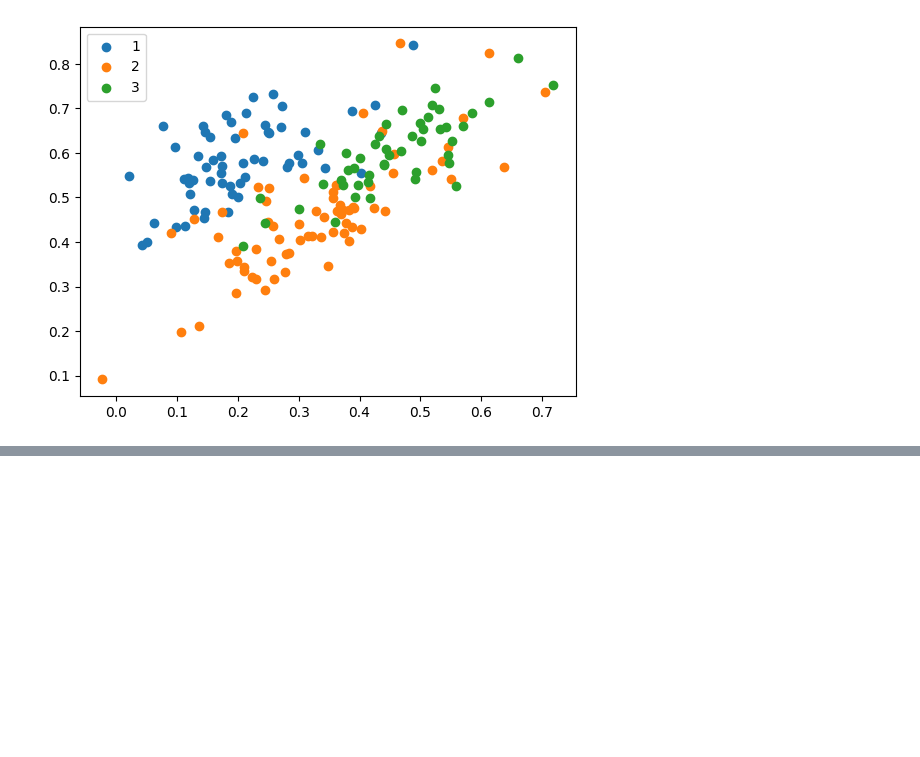
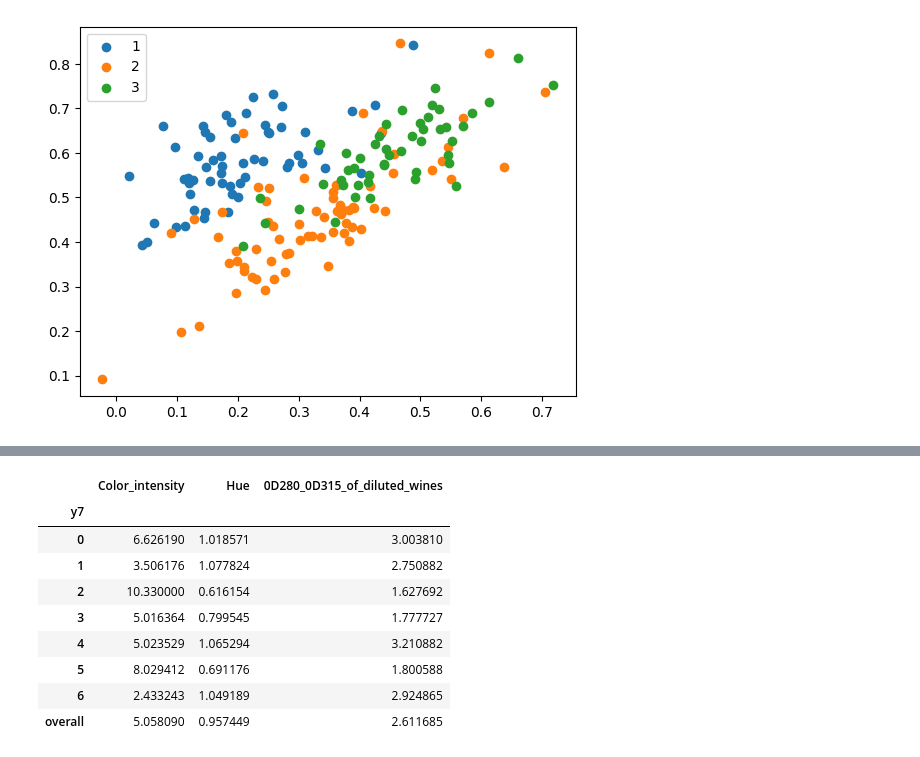
Before and after one commit to Chpel/CoDA-Project, a Jupyter notebook: Wine.ipynb, the cells around one changed output, grey strips where cells are left out. Cells and saved outputs as stored; diff of their text form; code cells hidden in the pictures; blank space fills up the shorter version.

```diff
--- a/Wine.ipynb
+++ b/Wine.ipynb
@@ -241,0 +276,13 @@ plt.legend()
+# %%
+rand_states = list(np.arange(0, 1000, 100, dtype=int))
+scores = []
+for r in rand_states:
+    model = KMeans(n_clusters = 7, random_state = r, n_init=1)
+    model.fit(X_std)
+    scores.append(model.inertia_)
+print(scores)
+best = np.argsort(scores)[0]
+print('best state: ', best)
+model = KMeans(n_clusters = 7, random_state = rand_states[best], n_init=1)
+model.fit(X_std)
+y7 = model.labels_
@@ -241,0 +292,6 @@ plt.legend()
+# %%
+X_std['y4'] = y4
+X_std['y7'] = y7
+data4 = X_std.drop('y7', axis=1).groupby('y4').mean()
+data4.loc['overall'] = X_std.drop(['y4', 'y7'], axis=1).mean()
+data4
@@ -241,0 +315,15 @@ plt.legend()
+# %%
+data7 = X_std.drop('y4', axis=1).groupby('y7').mean()
+data7.loc['overall'] = X_std.drop(['y4', 'y7'], axis=1).mean()
+data7
+# %% [output]
+|  | Color_intensity | Hue | 0D280_0D315_of_diluted_wines |
+| y7 |  |  |  |
+| 0 | 6.626190 | 1.018571 | 3.003810 |
+| 1 | 3.506176 | 1.077824 | 2.750882 |
+| 2 | 10.330000 | 0.616154 | 1.627692 |
+| 3 | 5.016364 | 0.799545 | 1.777727 |
+| 4 | 5.023529 | 1.065294 | 3.210882 |
+| 5 | 8.029412 | 0.691176 | 1.800588 |
+| 6 | 2.433243 | 1.049189 | 2.924865 |
+| overall | 5.058090 | 0.957449 | 2.611685 |
```
Also changed, not shown: parts of 23 cells of this notebook.
